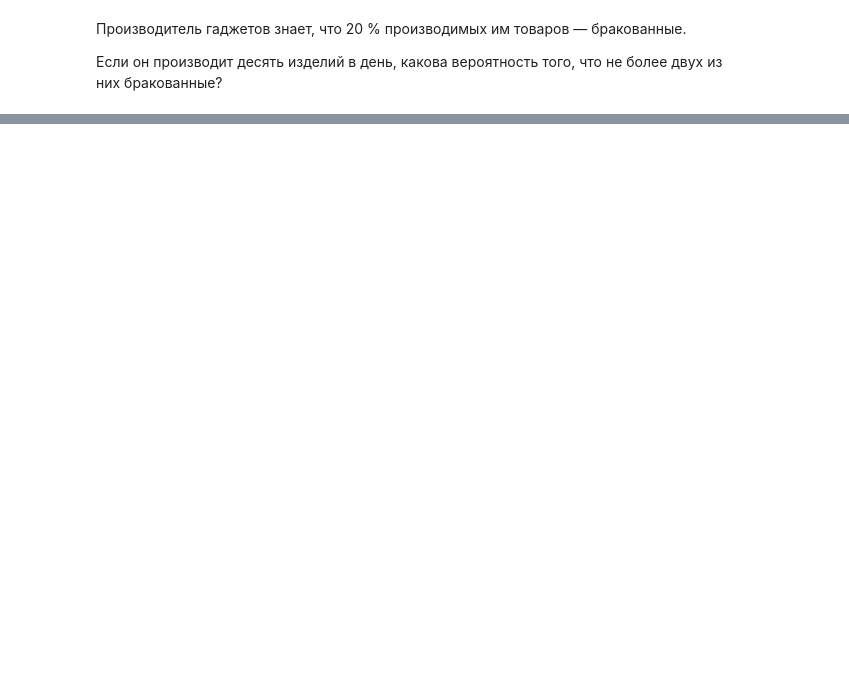
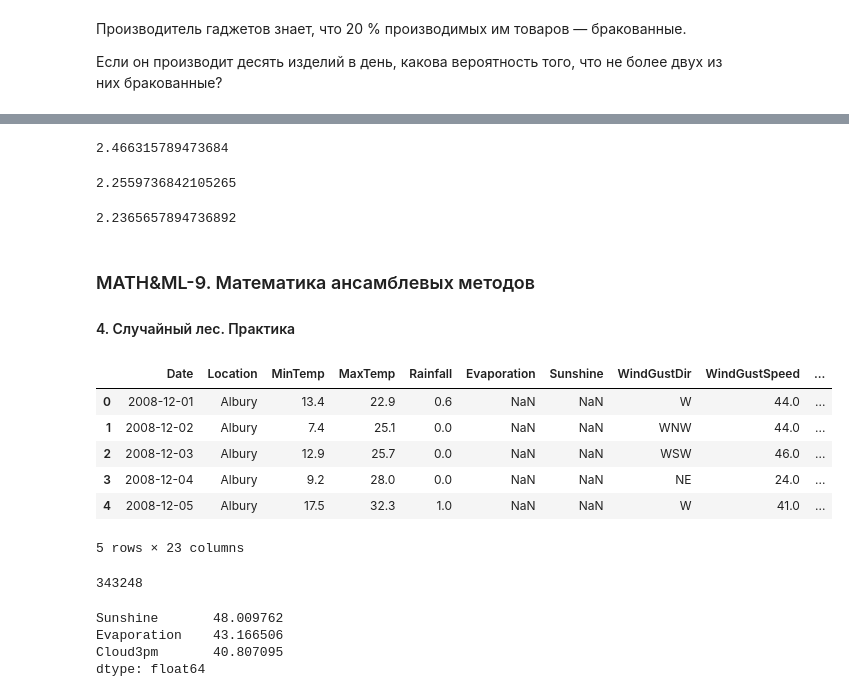
Before and after one commit to Nadarsa/sf_data_science, a Jupyter notebook: Math & ML/practice.ipynb, the cells around one changed output, grey strips where cells are left out. Saved outputs shown, nothing was run; the diff lists cells and outputs as text; code cells hidden in the pictures; blank space fills up the shorter version.

```diff
--- a/Math & ML/practice.ipynb
+++ b/Math & ML/practice.ipynb
@@ -1500,0 +1351,27 @@ plt.show()
+# %%
+rf = ensemble.RandomForestRegressor(n_estimators=10, random_state=13)
+rf.fit(X_train, Y_train)
+y_test_pred = rf.predict(X_test)
+y_train_pred = rf.predict(X_train)
+metrics.mean_absolute_error(Y_test, y_test_pred)
+# %% [output]
+2.466315789473684
+# %%
+rf = ensemble.RandomForestRegressor(n_estimators=100, random_state=13)
+rf.fit(X_train, Y_train)
+y_test_pred = rf.predict(X_test)
+y_train_pred = rf.predict(X_train)
+metrics.mean_absolute_error(Y_test, y_test_pred)
+# %% [output]
+2.2559736842105265
+# %%
+rf = ensemble.RandomForestRegressor(n_estimators=500, random_state=13)
+rf.fit(X_train, Y_train)
+y_test_pred = rf.predict(X_test)
+y_train_pred = rf.predict(X_train)
+metrics.mean_absolute_error(Y_test, y_test_pred)
+# %% [output]
+2.2365657894736892
+# %% [markdown]
+### MATH&ML-9. Математика ансамблевых методов
+#### 4. Случайный лес. Практика
@@ -1500,0 +1384,24 @@ plt.show()
+# %%
+data = pd.read_csv('data/weatherAUS.csv')
+data.head()
+# %% [output]
+|  | Date | Location | MinTemp | MaxTemp | Rainfall | Evaporation | Sunshine | WindGustDir | WindGustSpeed | ... |
+| 0 | 2008-12-01 | Albury | 13.4 | 22.9 | 0.6 | NaN | NaN | W | 44.0 | ... |
+| 1 | 2008-12-02 | Albury | 7.4 | 25.1 | 0.0 | NaN | NaN | WNW | 44.0 | ... |
+| 2 | 2008-12-03 | Albury | 12.9 | 25.7 | 0.0 | NaN | NaN | WSW | 46.0 | ... |
+| 3 | 2008-12-04 | Albury | 9.2 | 28.0 | 0.0 | NaN | NaN | NE | 24.0 | ... |
+| 4 | 2008-12-05 | Albury | 17.5 | 32.3 | 1.0 | NaN | NaN | W | 41.0 | ... |
+5 rows × 23 columns
+# %%
+data.isnull().sum().sum()
+# %% [output]
+343248
+# %%
+cols_null_percent = data.isnull().mean() * 100
+cols_with_null = cols_null_percent[cols_null_percent>40].sort_values(ascending=False)
+print(cols_with_null)
+# %% [output]
+Sunshine       48.009762
+Evaporation    43.166506
+Cloud3pm       40.807095
+dtype: float64
```
Also changed, not shown: parts of 160 cells of this notebook, 10 other files.
